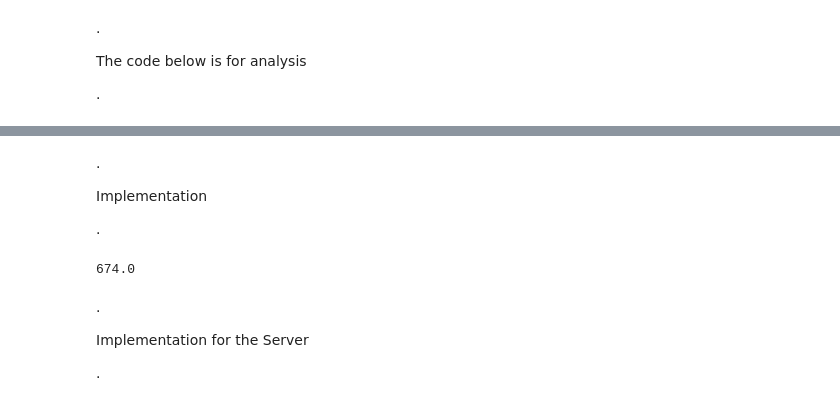
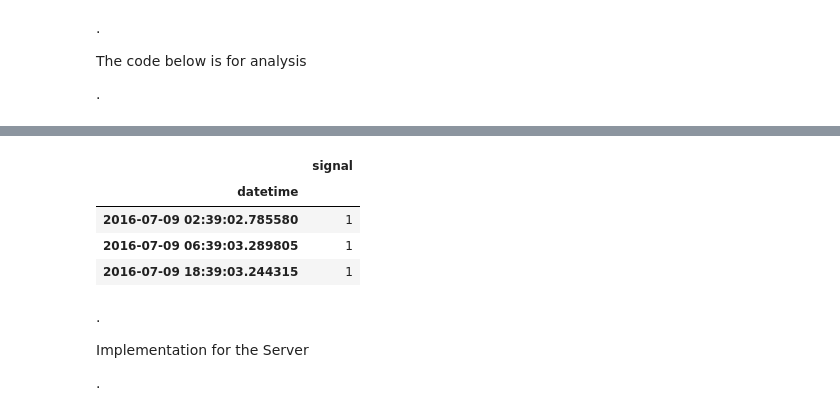
Before and after one commit to diegoleonbarido/flexbox-data-dump-analysis, a Jupyter notebook: ipynb/20sec_DR.ipynb, the cells around one changed output, grey strips where cells are left out. Drawn from its saved outputs; the diff is of its cells as text; code cells hidden in the pictures.

```diff
--- a/ipynb/20sec_DR.ipynb
+++ b/ipynb/20sec_DR.ipynb
@@ -253,6 +294,0 @@ plt.plot(day_slice_df.index,day_slice_df['twentysec_dr_event']*300)
-# %% [markdown]
-.
-
-Implementation
-
-.
@@ -283,4 +294,0 @@ net_demand = pred_frame[['net_demand']].values[0][0]
-# %%
-net_demand
-# %% [output]
-674.0
@@ -305,3 +295,11 @@ twenty_sec['hour'] = twenty_sec.index.hour
+# %%
+day_net_load_dr[day_net_load_dr['signal'] == 1]
+# %% [output]
+|  | signal |
+| datetime |  |
+| 2016-07-09 02:39:02.785580 | 1 |
+| 2016-07-09 06:39:03.289805 | 1 |
+| 2016-07-09 18:39:03.244315 | 1 |
 # %% [markdown]
 .
 
```
Also changed, not shown: parts of 21 cells of this notebook, 20 other files.
